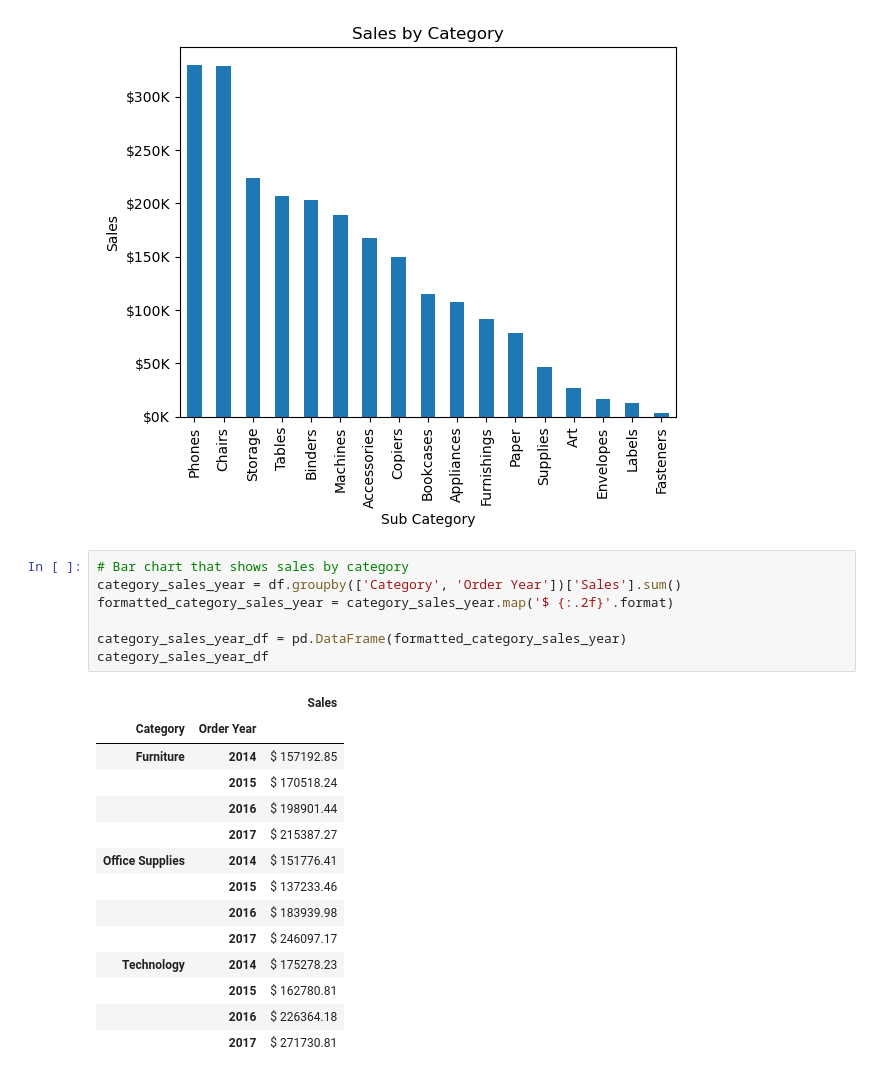
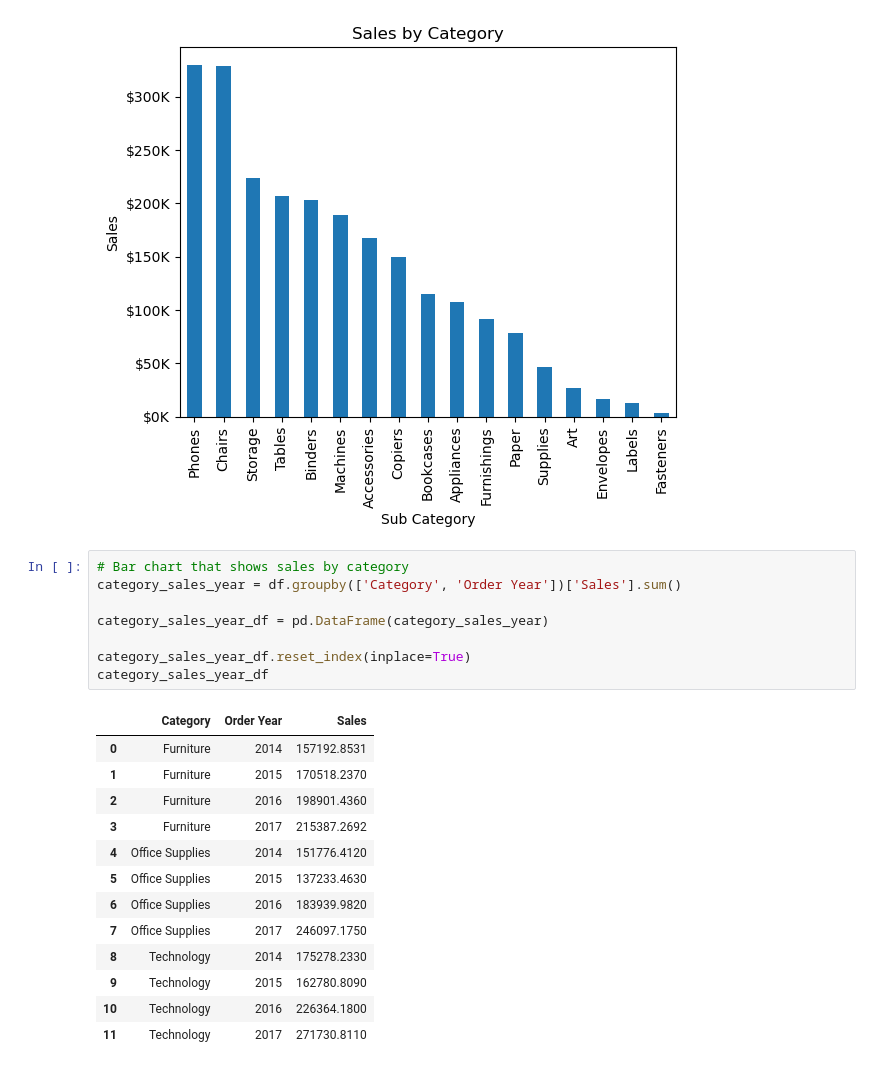
Before and after one commit to jmpealy/project-4-ML-integration, a Jupyter notebook: main.ipynb, the cells around one changed output. Cells and saved outputs as stored; diff of their text form.

```diff
--- a/main.ipynb
+++ b/main.ipynb
@@ -138,23 +138,23 @@ plt.show()
 # %%
 # Bar chart that shows sales by category
 category_sales_year = df.groupby(['Category', 'Order Year'])['Sales'].sum()
-formatted_category_sales_year = category_sales_year.map('$ {:.2f}'.format)
 
-category_sales_year_df = pd.DataFrame(formatted_category_sales_year)
+category_sales_year_df = pd.DataFrame(category_sales_year)
+
+category_sales_year_df.reset_index(inplace=True)
 category_sales_year_df
 # %% [output]
-|  |  | Sales |
-| Category | Order Year |  |
-| Furniture | 2014 | $ 157192.85 |
-|  | 2015 | $ 170518.24 |
-|  | 2016 | $ 198901.44 |
-|  | 2017 | $ 215387.27 |
-| Office Supplies | 2014 | $ 151776.41 |
-|  | 2015 | $ 137233.46 |
-|  | 2016 | $ 183939.98 |
-|  | 2017 | $ 246097.17 |
-| Technology | 2014 | $ 175278.23 |
-|  | 2015 | $ 162780.81 |
-|  | 2016 | $ 226364.18 |
-|  | 2017 | $ 271730.81 |
+|  | Category | Order Year | Sales |
+| 0 | Furniture | 2014 | 157192.8531 |
+| 1 | Furniture | 2015 | 170518.2370 |
+| 2 | Furniture | 2016 | 198901.4360 |
+| 3 | Furniture | 2017 | 215387.2692 |
+| 4 | Office Supplies | 2014 | 151776.4120 |
+| 5 | Office Supplies | 2015 | 137233.4630 |
+| 6 | Office Supplies | 2016 | 183939.9820 |
+| 7 | Office Supplies | 2017 | 246097.1750 |
+| 8 | Technology | 2014 | 175278.2330 |
+| 9 | Technology | 2015 | 162780.8090 |
+| 10 | Technology | 2016 | 226364.1800 |
+| 11 | Technology | 2017 | 271730.8110 |
 # %%
```
Also changed, not shown: parts of 1 cell of this notebook.
